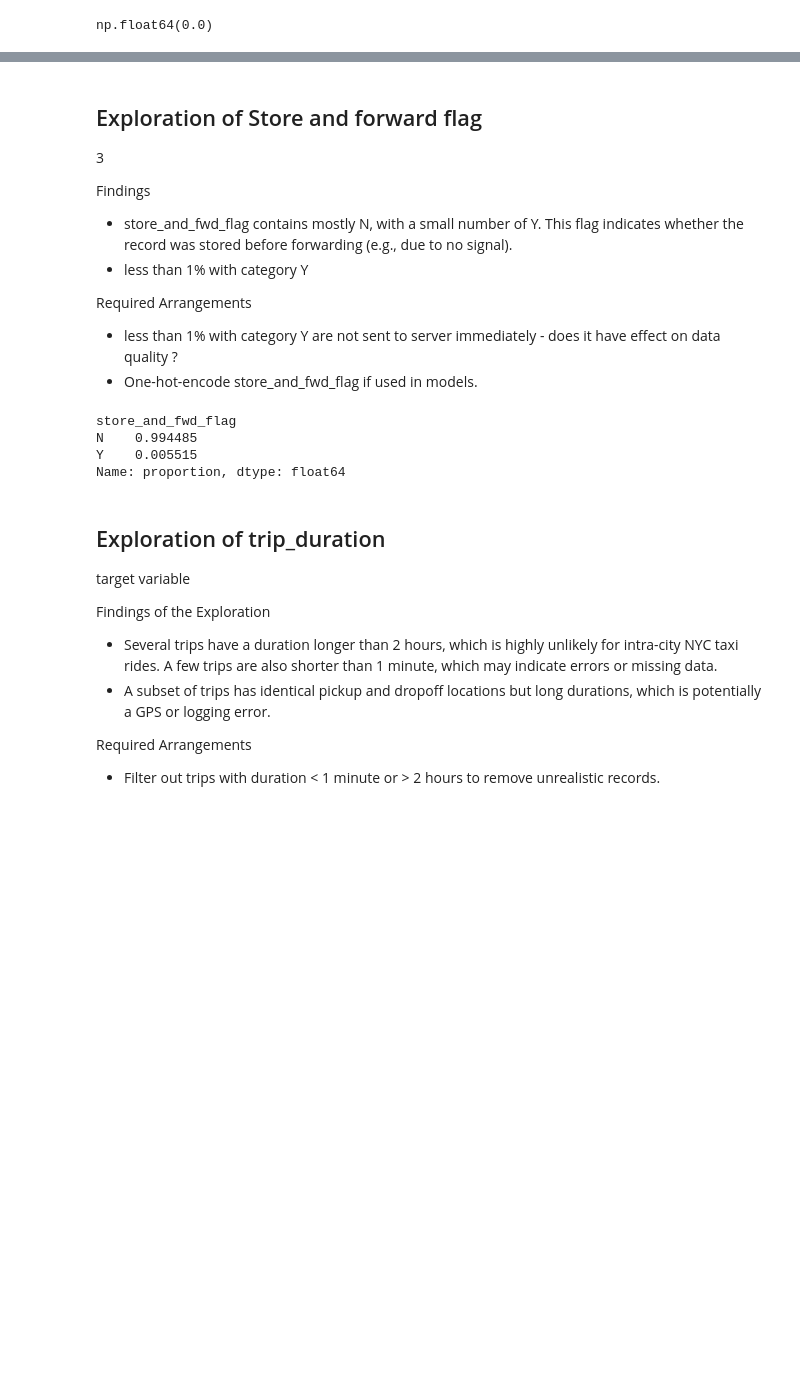
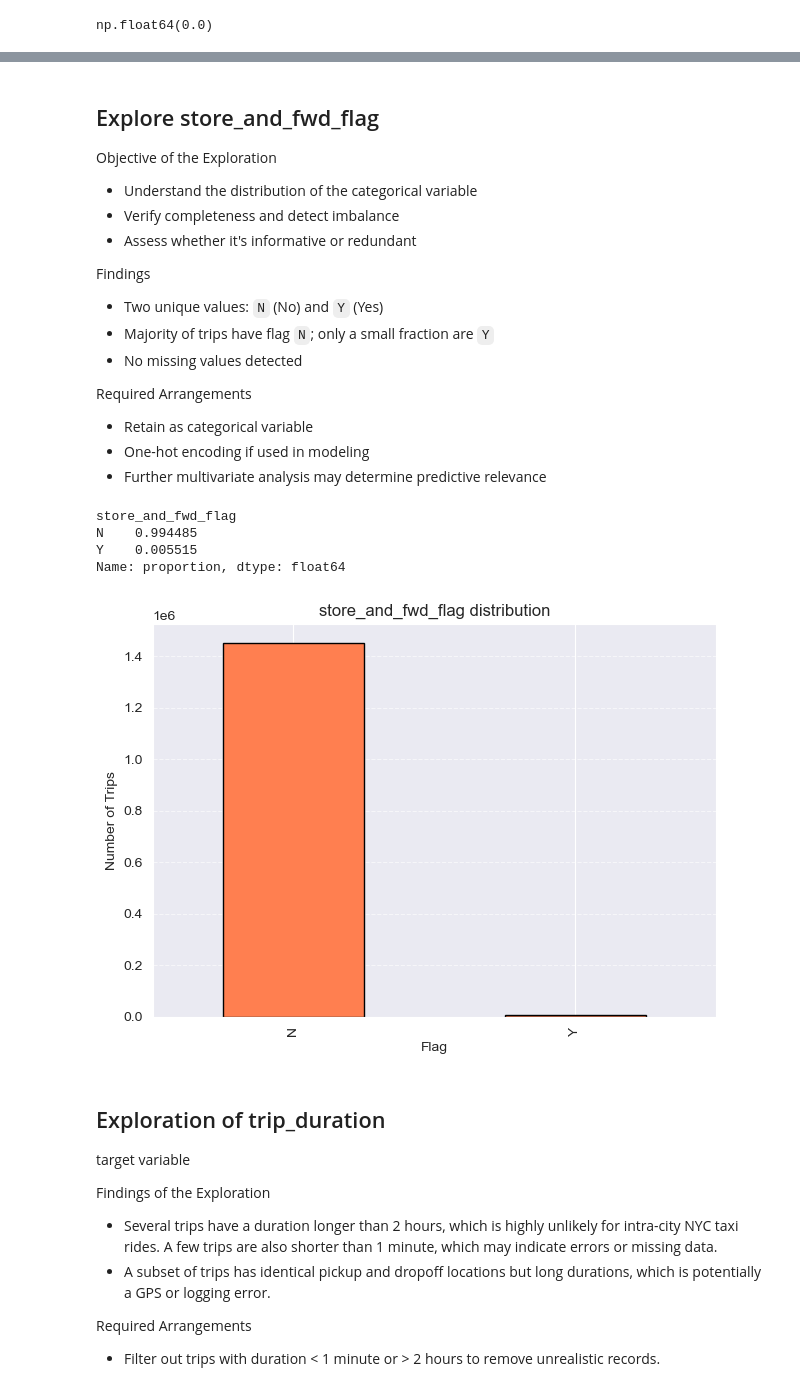
Before and after one commit to Wendo99/NYC-Taxi-Trip-Duration, a Jupyter notebook: main.ipynb, the cells around one changed output, grey strips where cells are left out. Drawn from its saved outputs; the diff is of its cells as text; code cells hidden in the pictures; blank space fills up the shorter version.

```diff
--- a/main.ipynb
+++ b/main.ipynb
@@ -521,16 +547,20 @@ np.float64(0.0)
 # %% [markdown]
-## Exploration of Store and forward flag
+## Explore store_and_fwd_flag
 
-3
+Objective of the Exploration
+- Understand the distribution of the categorical variable
+- Verify completeness and detect imbalance
+- Assess whether it's informative or redundant
 
 Findings
-- store_and_fwd_flag contains mostly N, with a small number of Y. This flag indicates whether the record was stored before forwarding (e.g., due to no signal).
-- less than 1% with category Y
+- Two unique values: `N` (No) and `Y` (Yes)
+- Majority of trips have flag `N`; only a small fraction are `Y`
+- No missing values detected
 
 Required Arrangements
-- less than 1% with category Y are not sent to server immediately - does it have effect on data
-quality ?
-- One-hot-encode  store_and_fwd_flag if used in models.
+- Retain as categorical variable
+- One-hot encoding if used in modeling
+- Further multivariate analysis may determine predictive relevance
 # %%
 taxi_data_raw['store_and_fwd_flag'].value_counts(normalize=True)
 # %% [output]
@@ -538,6 +568,21 @@ store_and_fwd_flag
 N    0.994485
 Y    0.005515
 Name: proportion, dtype: float64
+# %%
+# Frequency count
+taxi_data_raw['store_and_fwd_flag'].value_counts(normalize=True)
+
+# Bar plot
+taxi_data_raw['store_and_fwd_flag'].value_counts().plot(
+    kind='bar', color='coral', edgecolor='black', title="store_and_fwd_flag distribution"
+)
+plt.ylabel("Number of Trips")
+plt.xlabel("Flag")
+plt.grid(axis='y', linestyle='--', alpha=0.6)
+plt.tight_layout()
+plt.show()
+# %% [output]
+[figure, added]
 # %% [markdown]
 ## Exploration of trip_duration
 
```
Also changed, not shown: parts of 32 cells of this notebook.
